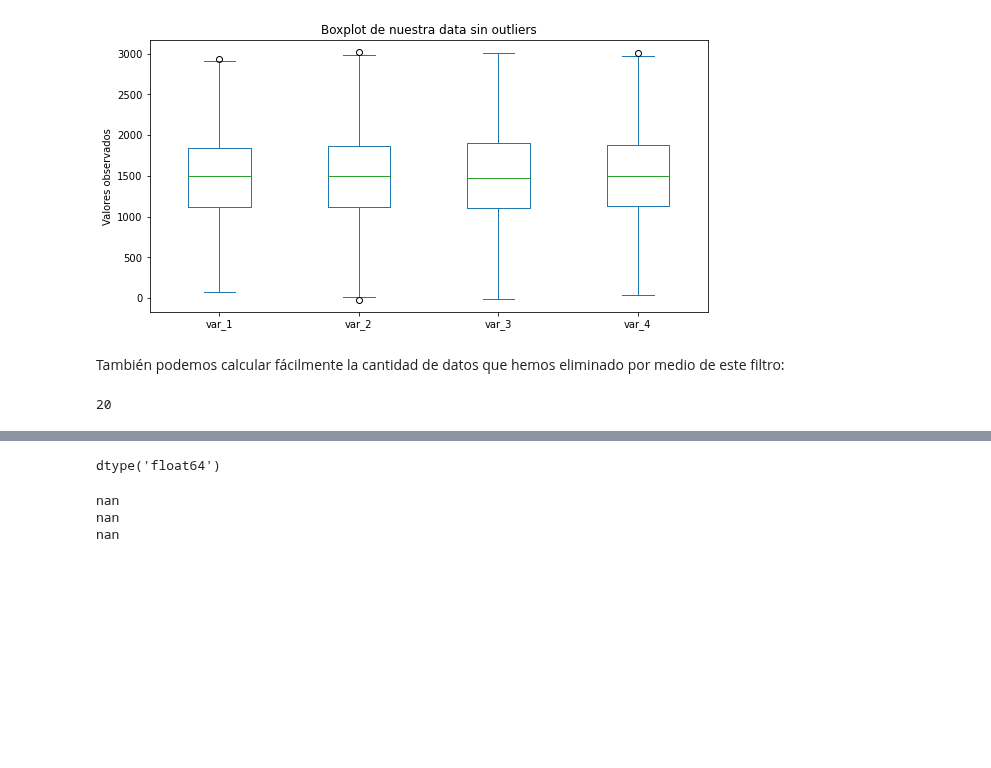
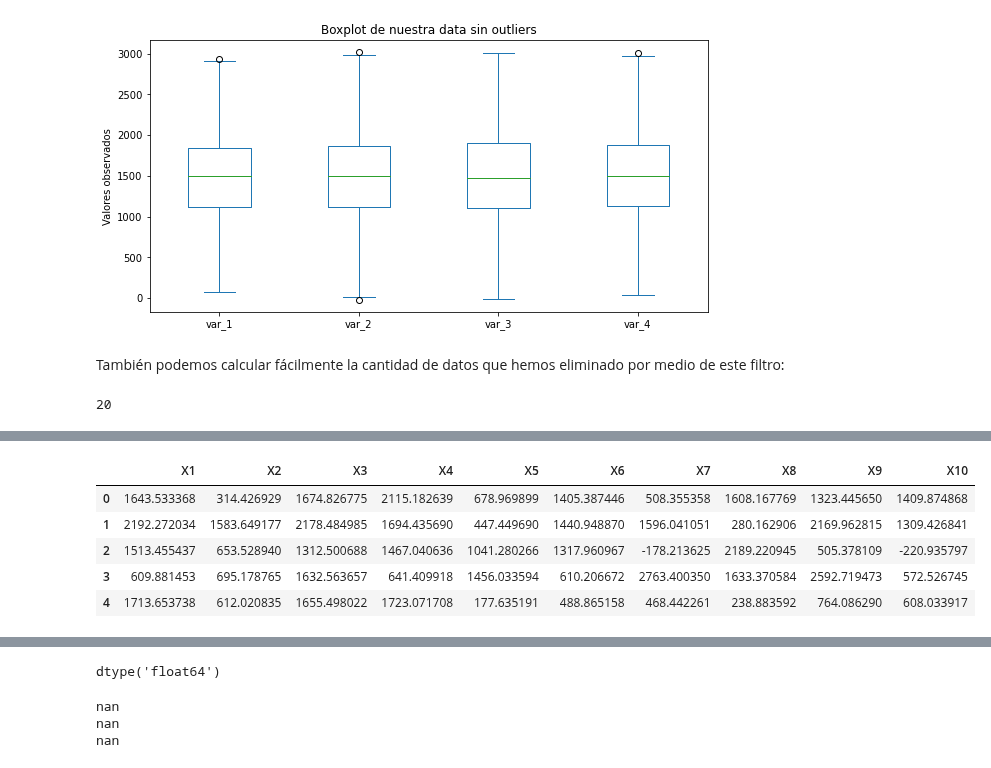
Before and after one commit to rquezadac/udd_data_analytics_lectures, a Jupyter notebook: seccion_02_pandas/clase_2_2.ipynb, the cells around one changed output, grey strips where cells are left out. Cells and saved outputs as stored; diff of their text form; code cells hidden in the pictures; blank space fills up the shorter version.

```diff
--- a/seccion_02_pandas/clase_2_2.ipynb
+++ b/seccion_02_pandas/clase_2_2.ipynb
@@ -933,0 +956,10 @@ data.shape[0] - data_filtered.shape[0]
+# %%
+# Mostramos las primeras 5 filas de este DataFrame en pantalla.
+X.head()
+# %% [output]
+|  | X1 | X2 | X3 | X4 | X5 | X6 | X7 | X8 | X9 | X10 |
+| 0 | 1643.533368 | 314.426929 | 1674.826775 | 2115.182639 | 678.969899 | 1405.387446 | 508.355358 | 1608.167769 | 1323.445650 | 1409.874868 |
+| 1 | 2192.272034 | 1583.649177 | 2178.484985 | 1694.435690 | 447.449690 | 1440.948870 | 1596.041051 | 280.162906 | 2169.962815 | 1309.426841 |
+| 2 | 1513.455437 | 653.528940 | 1312.500688 | 1467.040636 | 1041.280266 | 1317.960967 | -178.213625 | 2189.220945 | 505.378109 | -220.935797 |
+| 3 | 609.881453 | 695.178765 | 1632.563657 | 641.409918 | 1456.033594 | 610.206672 | 2763.400350 | 1633.370584 | 2592.719473 | 572.526745 |
+| 4 | 1713.653738 | 612.020835 | 1655.498022 | 1723.071708 | 177.635191 | 488.865158 | 468.442261 | 238.883592 | 764.086290 | 608.033917 |
```
Also changed, not shown: parts of 26 cells of this notebook, 1 other file.
